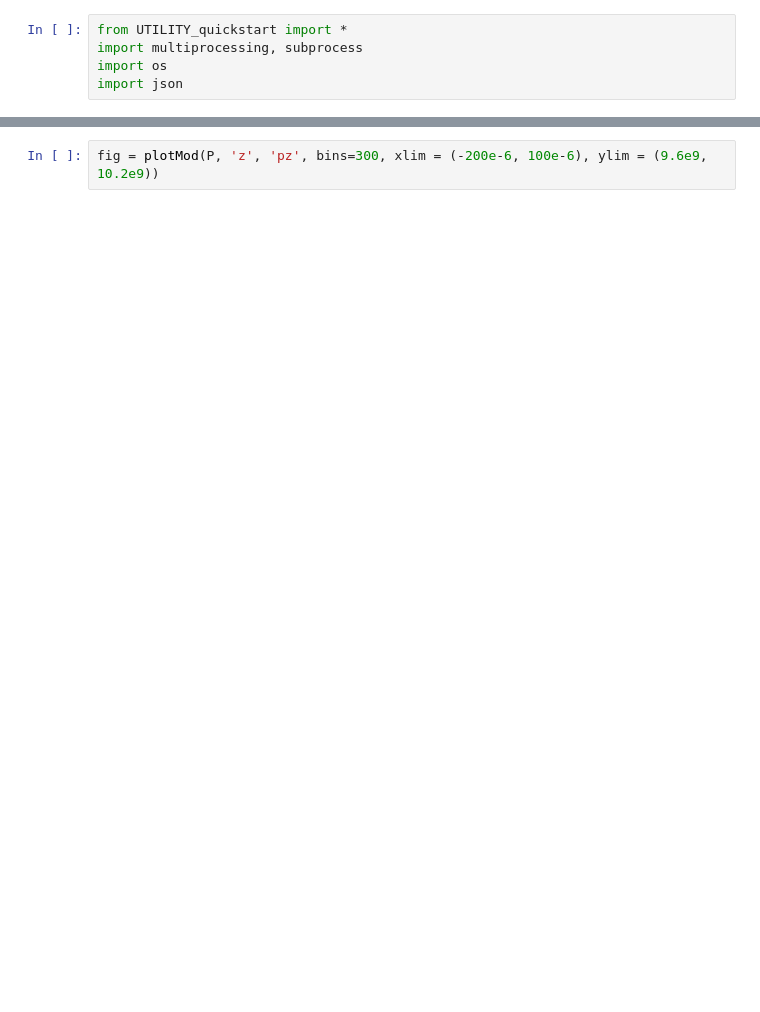
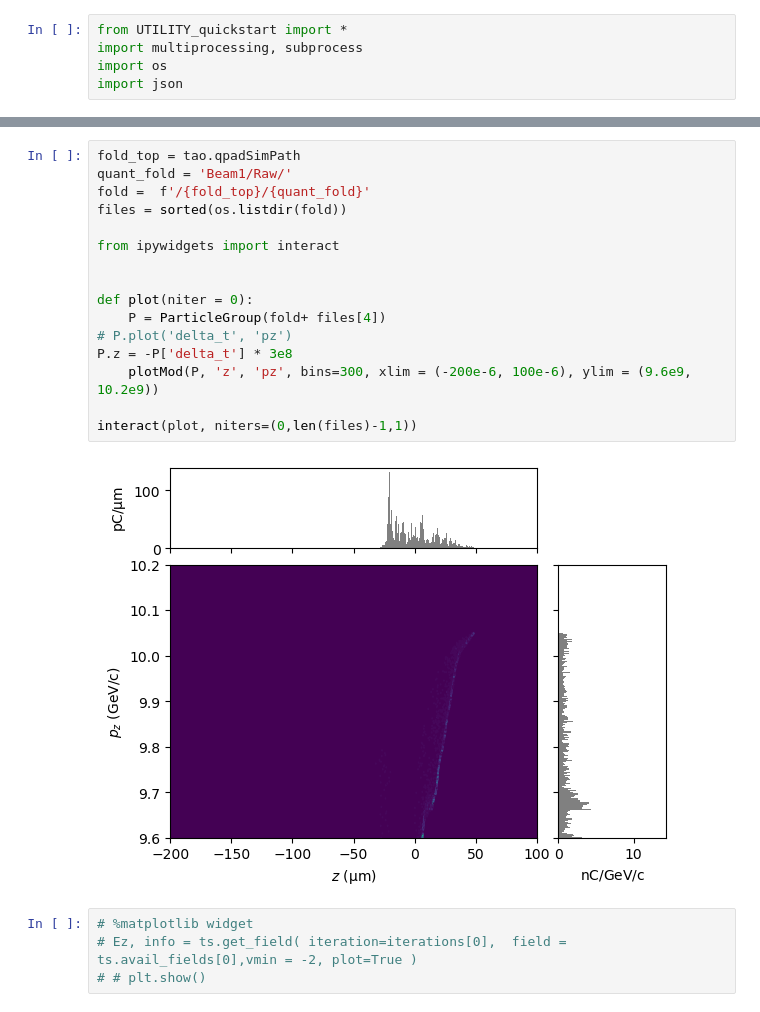
Before and after one commit to tdalichaouch/FACET2-S2E, a Jupyter notebook: Example - QPAD simulation.ipynb, the cells around one changed output, grey strips where cells are left out. Saved outputs shown, nothing was run; the diff lists cells and outputs as text; blank space fills up the shorter version.

```diff
--- a/Example - QPAD simulation.ipynb
+++ b/Example - QPAD simulation.ipynb
@@ -230,2 +318,22 @@ print(os.environ)
 # %%
-fig = plotMod(P, 'z', 'pz', bins=300, xlim = (-200e-6, 100e-6), ylim = (9.6e9, 10.2e9))
+fold_top = tao.qpadSimPath
+quant_fold = 'Beam1/Raw/'
+fold =  f'/{fold_top}/{quant_fold}'
+files = sorted(os.listdir(fold))
+
+from ipywidgets import interact
+
+
+def plot(niter = 0):
+    P = ParticleGroup(fold+ files[4])
+# P.plot('delta_t', 'pz')
+P.z = -P['delta_t'] * 3e8
+    plotMod(P, 'z', 'pz', bins=300, xlim = (-200e-6, 100e-6), ylim = (9.6e9, 10.2e9))
+
+interact(plot, niters=(0,len(files)-1,1))
+# %% [output]
+[figure, added]
+# %%
+# %matplotlib widget
+# Ez, info = ts.get_field( iteration=iterations[0],  field = ts.avail_fields[0],vmin = -2, plot=True )
+# # plt.show()
```
Also changed, not shown: parts of 5 cells of this notebook, 5 other files.
